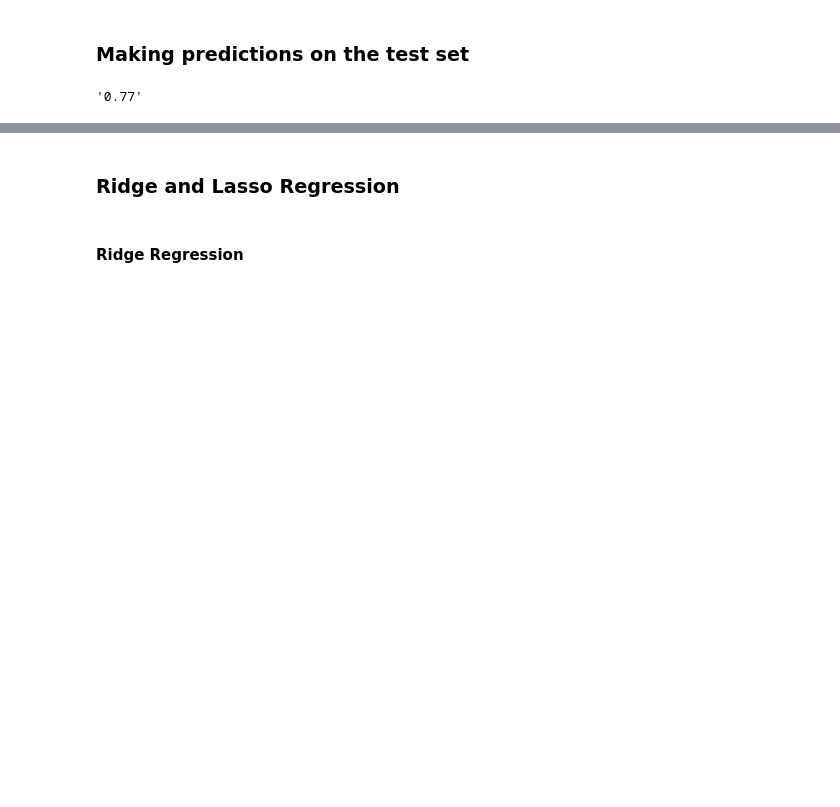
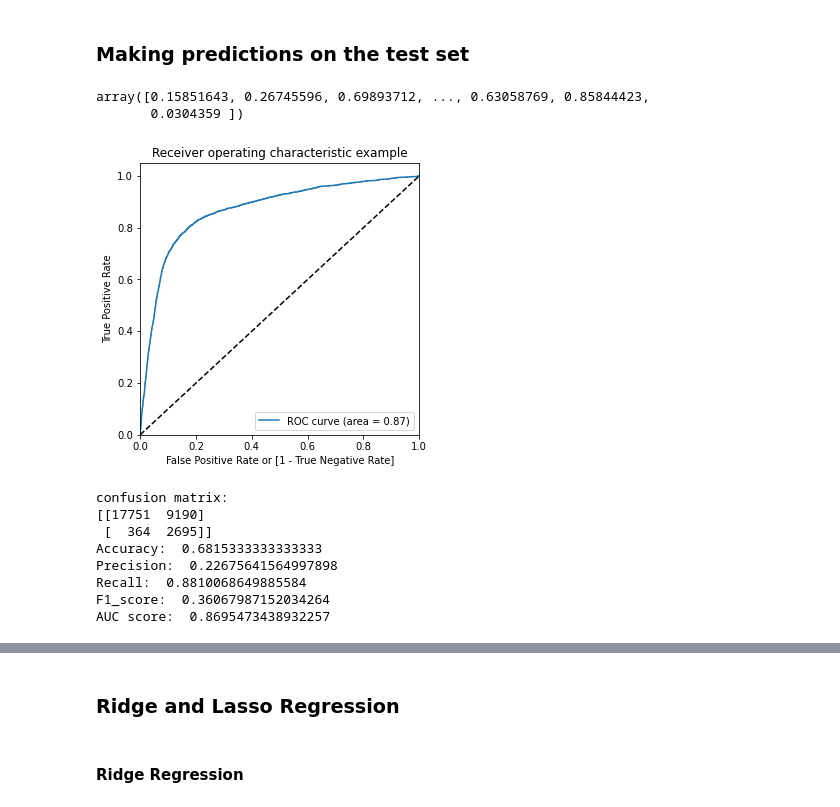
Before and after one commit to kc11381/case_study_telecom_churn_pca_ensemble_models, a Jupyter notebook: telecom_churn_pca_ensemble_models.ipynb, the cells around one changed output, grey strips where cells are left out. Cells and saved outputs as stored; diff of their text form; code cells hidden in the pictures; blank space fills up the shorter version.

```diff
--- a/telecom_churn_pca_ensemble_models.ipynb
+++ b/telecom_churn_pca_ensemble_models.ipynb
@@ -927,4 +968,23 @@ pred_probs_test = model_pca.predict_proba(df_test_pca)
+# %%
+y_pred_proba = model_pca.predict_proba(df_test_pca)[::,1]
 # %%
-"{:2.2}".format(metrics.roc_auc_score(y_test, pred_probs_test[:,1]))
+y_pred_proba
 # %% [output]
-'0.77'
+array([0.15851643, 0.26745596, 0.69893712, ..., 0.63058769, 0.85844423,
+       0.0304359 ])
+# %%
+y_pred_test_final = pd.DataFrame({'Churn_Prob': y_pred_proba})
+# %%
+y_pred_test_final['Churn_Prob_2'] = y_pred_test_final.Churn_Prob.map(lambda x: 1 if x > 0.5 else 0)
+# %%
+metrics_dict = get_accuracy_params(telecom_test_sol_df.churn_probability, y_pred_test_final.Churn_Prob_2, y_pred_test_final.Churn_Prob, 'Logistic_pca_test')
+# %% [output]
+[figure, added]
+confusion matrix:
+[[17751  9190]
+ [  364  2695]]
+Accuracy:  0.6815333333333333
+Precision:  0.22675641564997898
+Recall:  0.8810068649885584
+F1_score:  0.36067987152034264
+AUC score:  0.8695473438932257
```
Also changed, not shown: parts of 51 cells of this notebook.
